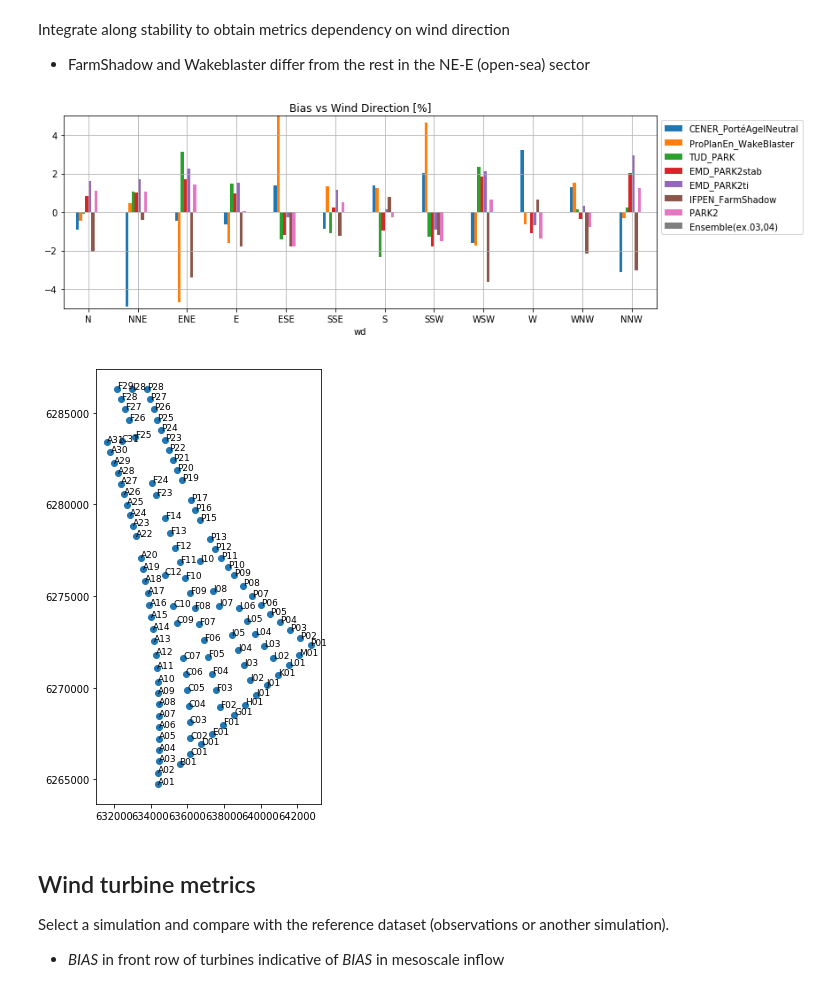
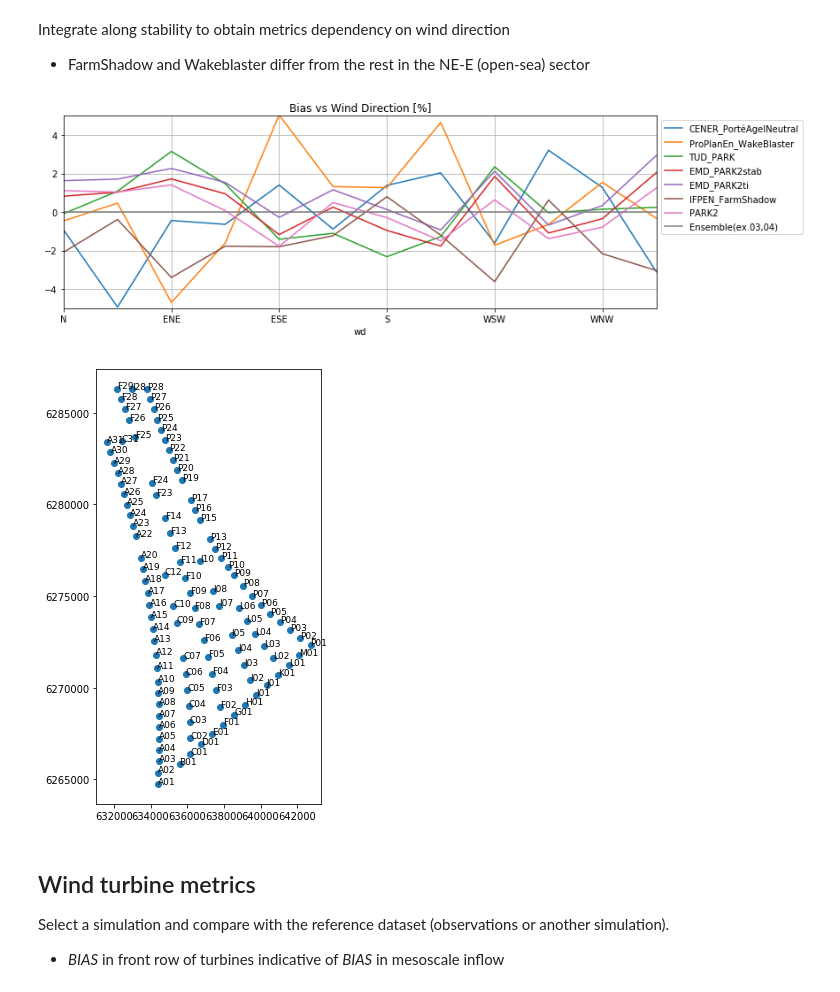
Before and after one commit to CENER-EPR/OWAbench, a Jupyter notebook: Anholt/Anholt_ArrayEfficiency.ipynb, the cells around one changed output. Cells and saved outputs as stored; diff of their text form; code cells hidden in the pictures.

```diff
--- a/Anholt/Anholt_ArrayEfficiency.ipynb
+++ b/Anholt/Anholt_ArrayEfficiency.ipynb
@@ -346,15 +346,15 @@ Integrate along stability to obtain metrics dependency on wind direction
 * FarmShadow and Wakeblaster differ from the rest in the NE-E (open-sea) sector
 # %%
 bias_WD = (np.sum(bias,axis=2)/len(zLbins)).transpose().to_pandas() # bias vs wind direction [%]
-ax = bias_WD.iloc[:,ensemble].plot.bar(rot=0, grid=1, figsize = (12,4),
+ax = bias_WD.iloc[:,ensemble].plot(rot=0, grid=1, figsize = (12,4),
                     title = 'Bias vs Wind Direction [%]')
 ax.legend([sim_name[i] for i in ensemble], bbox_to_anchor=(1, 1));
 ax.set_ylim([-5, 5]); # use this to leave outliers out
 
 plot_wf_layout(turbines['X coordinate'], turbines['Y coordinate'],labels = turbines['VDC ID'], figsize=(12,8))
 #bias_WD # uncomment to show table
 # %% [output]
-[figure, old version]
+[figure, new version]
 [figure]
 # %% [markdown]
 ## Wind turbine metrics
```
Also changed, not shown: parts of 1 cell of this notebook, 1 other file.
